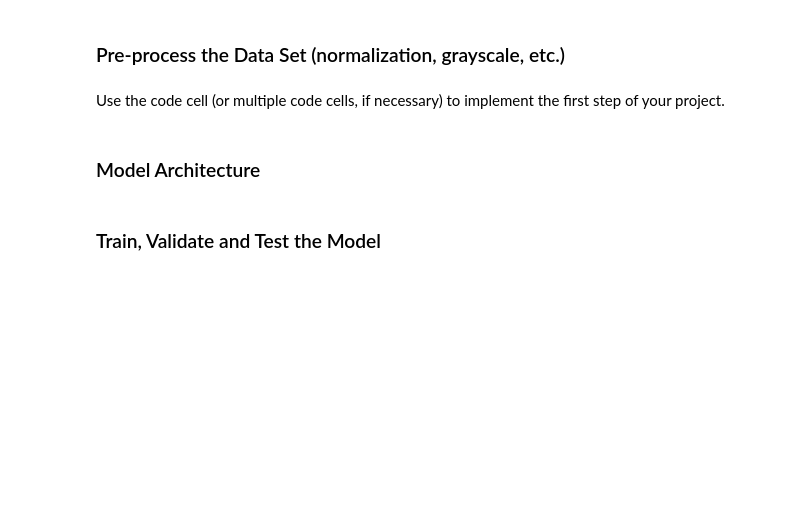
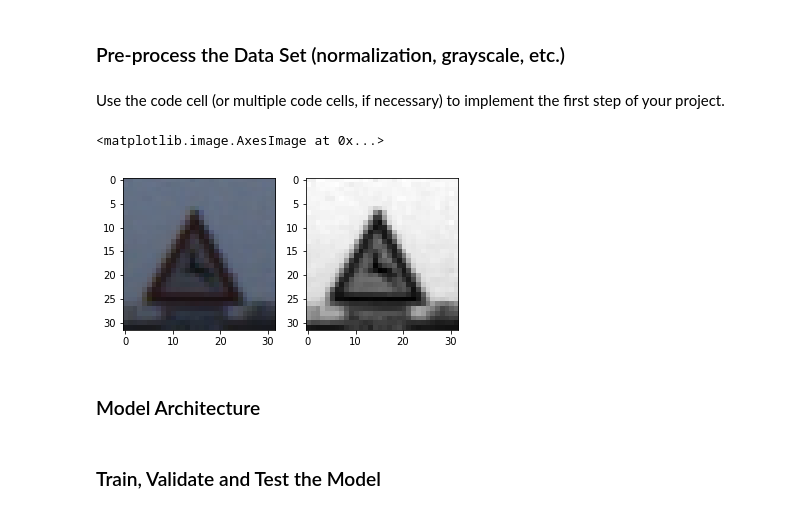
Before and after one commit to girishpai/CarND_TrafficSigns, a Jupyter notebook: Traffic_Sign_Classifier.ipynb, the cells around one changed output. Drawn from its saved outputs; the diff is of its cells as text; code cells hidden in the pictures; blank space fills up the shorter version.

```diff
--- a/Traffic_Sign_Classifier.ipynb
+++ b/Traffic_Sign_Classifier.ipynb
@@ -47,9 +47,9 @@ with open(train_dir + validation_file, mode='rb') as f:
 with open(train_dir + testing_file, mode='rb') as f:
     test = pickle.load(f)
 
-X_train, y_train = train['features'], train['labels']
-X_valid, y_valid = valid['features'], valid['labels']
-X_test, y_test = test['features'], test['labels']
+X_train_orig, y_train_orig = train['features'], train['labels']
+X_valid_orig, y_valid_orig = valid['features'], valid['labels']
+X_test_orig, y_test_orig = test['features'], test['labels']
 # %% [markdown]
 ---
 
@@ -195,3 +196,12 @@ X_train, y_train = shuffle(X_train, y_train)
 X_train = X_train.reshape((-1,32,32,1))
 X_test = X_test.reshape((-1,32,32,1))
 X_valid = X_valid.reshape((-1,32,32,1))
+# %%
+index = 600
+plt.subplot(1,2,1)
+plt.imshow(X_train_orig[index])
+plt.subplot(1,2,2)
+plt.imshow(X_train[index][:,:,0],cmap='gray')
+# %% [output]
+<matplotlib.image.AxesImage at 0x...>
+[figure, added]
```
Also changed, not shown: parts of 14 cells of this notebook.
